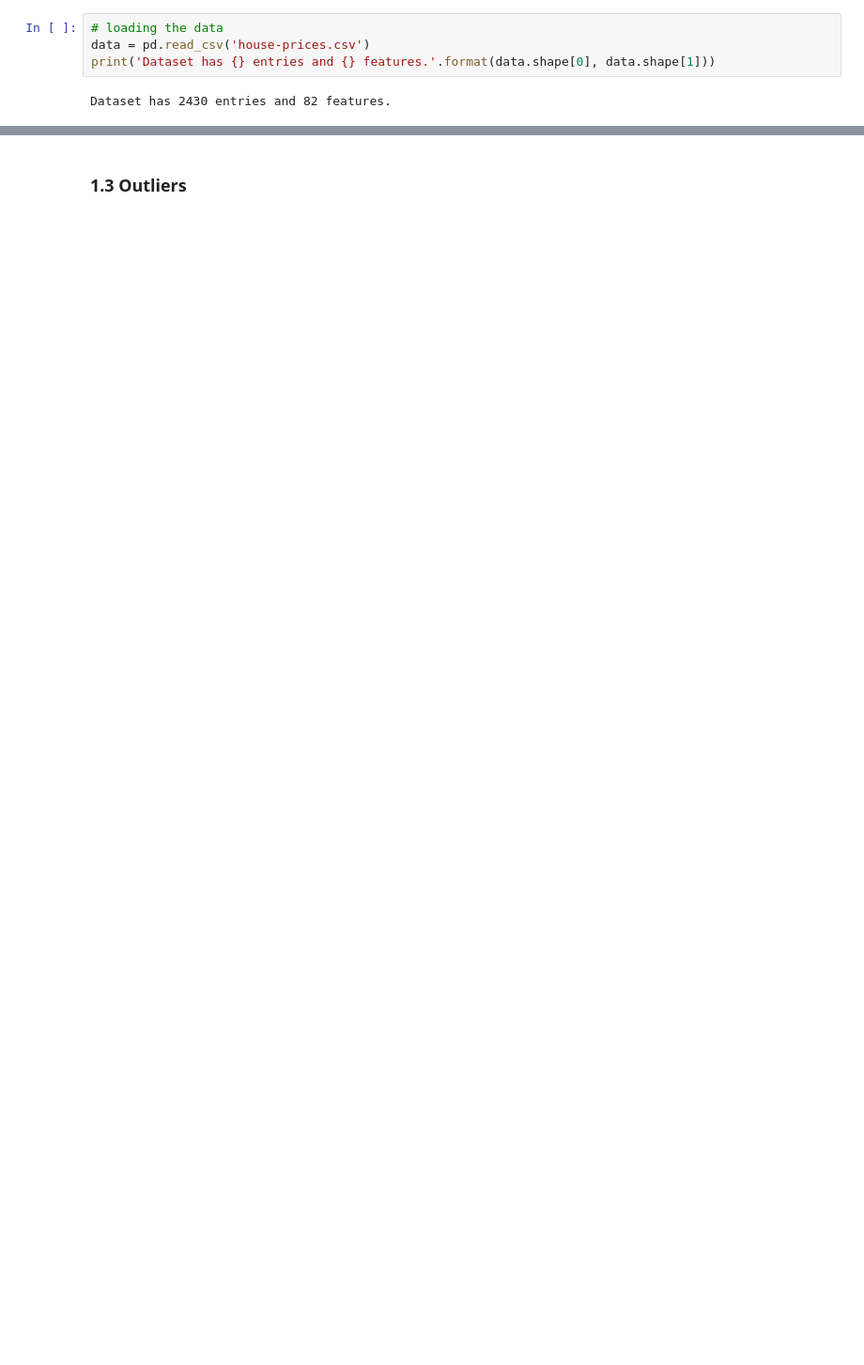
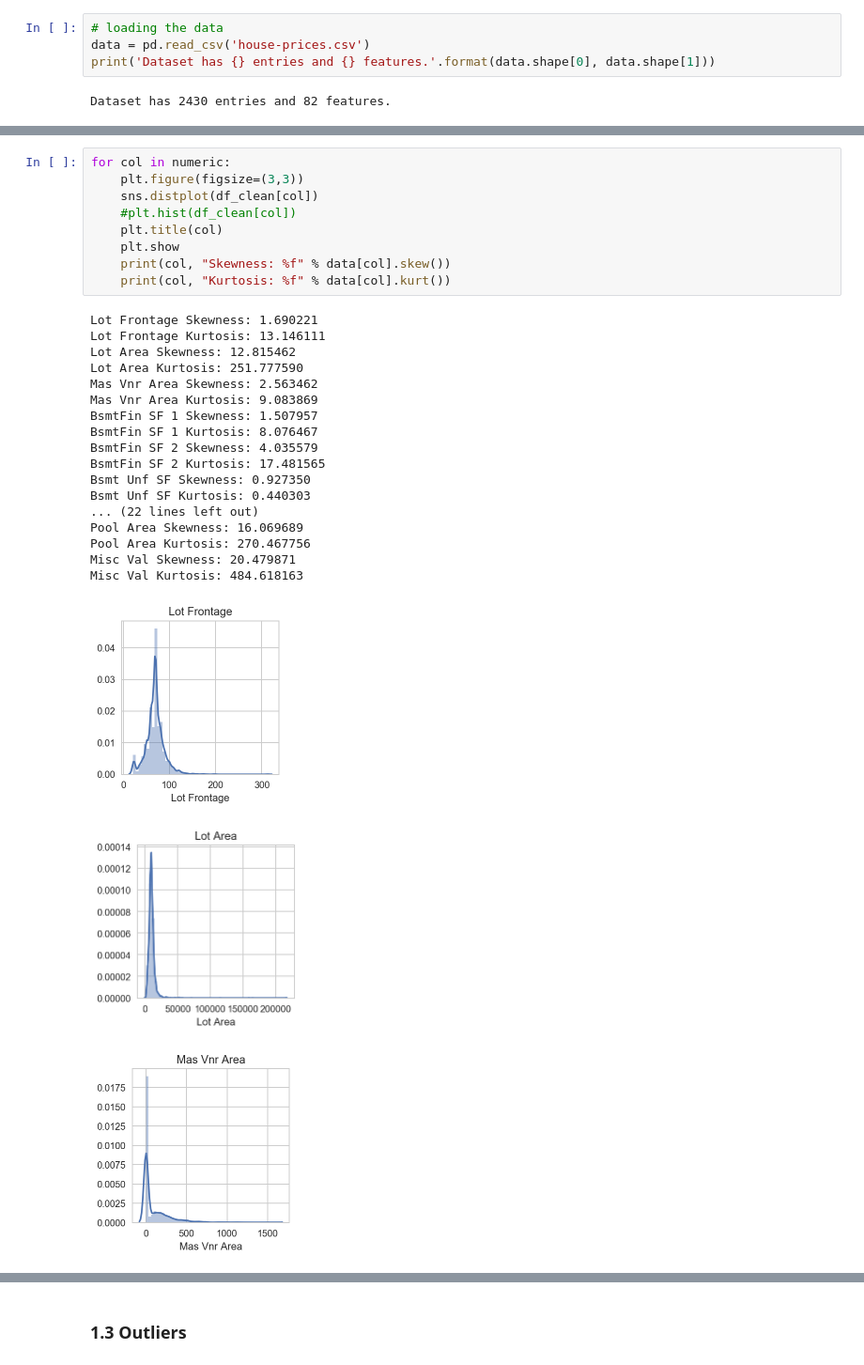
Before and after one commit to petrum01/EPFL-exts-AML1, a Jupyter notebook: house-prices-solution.ipynb, the cells around one changed output, grey strips where cells are left out. Shown at 94% size. Cells and saved outputs as stored; diff of their text form; blank space fills up the shorter version.

```diff
--- a/house-prices-solution.ipynb
+++ b/house-prices-solution.ipynb
@@ -88,0 +214,30 @@ df_clean.isnull().sum().sum()
+# %%
+for col in numeric:
+    plt.figure(figsize=(3,3))
+    sns.distplot(df_clean[col])
+    #plt.hist(df_clean[col])
+    plt.title(col)
+    plt.show
+    print(col, "Skewness: %f" % data[col].skew())
+    print(col, "Kurtosis: %f" % data[col].kurt())
+# %% [output]
+Lot Frontage Skewness: 1.690221
+Lot Frontage Kurtosis: 13.146111
+Lot Area Skewness: 12.815462
+Lot Area Kurtosis: 251.777590
+Mas Vnr Area Skewness: 2.563462
+Mas Vnr Area Kurtosis: 9.083869
+BsmtFin SF 1 Skewness: 1.507957
+BsmtFin SF 1 Kurtosis: 8.076467
+BsmtFin SF 2 Skewness: 4.035579
+BsmtFin SF 2 Kurtosis: 17.481565
+Bsmt Unf SF Skewness: 0.927350
+Bsmt Unf SF Kurtosis: 0.440303
+... (22 lines left out)
+Pool Area Skewness: 16.069689
+Pool Area Kurtosis: 270.467756
+Misc Val Skewness: 20.479871
+Misc Val Kurtosis: 484.618163
+[figure, added]
+[figure, added]
+[figure, added]
```
Also changed, not shown: parts of 73 cells of this notebook.
